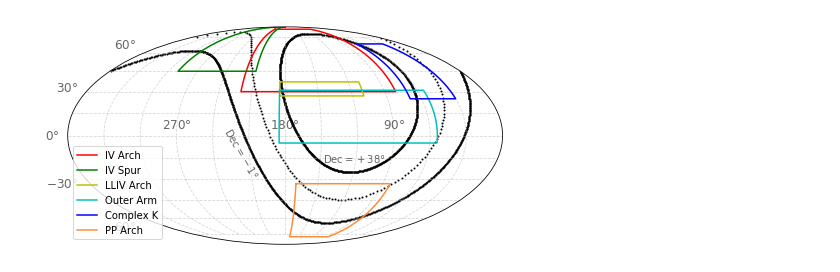
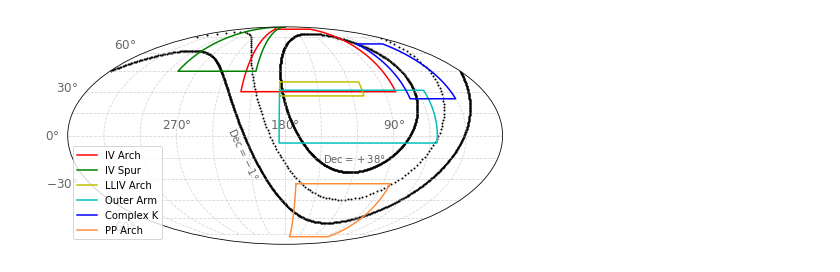
Before and after one commit to yzhenggit/yzGALFAHI, a Jupyter notebook: galfahi_ivc_coverage.ipynb, the cells around one changed output. Saved outputs shown, nothing was run; the diff lists cells and outputs as text; code cells hidden in the pictures.

```diff
--- a/galfahi_ivc_coverage.ipynb
+++ b/galfahi_ivc_coverage.ipynb
@@ -23,48 +43,58 @@ def equatorial_line(dec=0, ra=np.mgrid[-180:180:0.5]):
 # %%
 fig = plt.figure(figsize=(8, 4))
 ax = fig.add_subplot(111, projection="mollweide")
+
+# The GALFA-HI boundary
+eq_lon_up, eq_lat_up = equatorial_lat_line(dec=38)
+plt.scatter(np.radians(eq_lon_up), np.radians(eq_lat_up), color='k', s=1)
+
+eq_lon_med, eq_lat_med = equatorial_lat_line(dec=18)
+plt.scatter(np.radians(eq_lon_med[::5]), np.radians(eq_lat_med[::5]), color='k', s=1)
+
+eq_lon_low, eq_lat_low = equatorial_lat_line(dec=-1)
+plt.scatter(np.radians(eq_lon_low), np.radians(eq_lat_low), color='k', s=1)
+
+#This is to test if I do the coordiante right - yz
+#for ra, cc in zip([0, 90, 180], ['r', 'b', 'g']):
+#    eq_lon_tt, eq_lat_tt = equatorial_lon_line(ra=ra)
+#    plt.scatter(np.radians(eq_lon_tt), np.radians(eq_lat_tt), color=cc, s=1)
+
 
 # some IVCs from Table 1 on page 37 in the HVC book by van Woerden 2004
 x_ivarch = np.radians(180-np.array([220, 220, 80, 80, 220, ]))
 y_ivarch = np.radians(np.array([85, 30, 30, 85, 85]))
 plt.plot(x_ivarch, y_ivarch, color='r', label='IV Arch')
 
 x_ivspur = np.radians(180-np.array([290, 290, 210, 210, 290]))
 y_ivspur = np.radians(np.array([90, 45, 45, 90, 90]))
 plt.plot(x_ivspur, y_ivspur, color='g', label='IV Spur')
 
 x_llivarch = np.radians(180-np.array([185, 185, 110, 110, 185]))
 y_llivarch = np.radians(np.array([37, 27, 27, 37, 37]))
 plt.plot(x_llivarch, y_llivarch, color='y', label='LLIV Arch')
 
 x_oa = np.radians(180-np.array([185, 185, 54, 54, 185]))
 y_oa = np.radians(np.array([31, -5, -5, 31, 31]))
 plt.plot(x_oa, y_oa, color='c', label='Outer Arm')
 
 x_complexk = np.radians(180-np.array([70, 70, 30, 30, 70]))
 y_complexk = np.radians(np.array([68, 25, 25, 68, 68]))
 plt.plot(x_complexk, y_complexk, color='b', label='Complex K')
 
 x_pparch = np.radians(180-np.array([170, 170, 83, 83, 170]))
 y_pparch = np.radians(np.array([-33, -78, -78, -33, -33]))
 plt.plot(x_pparch, y_pparch, color=plt.cm.Oranges(0.5), label='PP Arch')
+plt.legend(fontsize=10)
 
-# The GALFA-HI boundary
-eq_lon_up, eq_lat_up = equatorial_line(dec=38)
-eq_lon_med, eq_lat_med = equatorial_line(dec=18)
-eq_lon_low, eq_lat_low = equatorial_line(dec=-1)
-plt.scatter(np.radians(eq_lon_up), np.radians(eq_lat_up), color='k', s=1)
-plt.scatter(np.radians(eq_lon_low), np.radians(eq_lat_low), color='k', s=1)
-plt.scatter(np.radians(eq_lon_med[::5]), np.radians(eq_lat_med[::5]), color='k', s=1)
+# plot layout
 plt.grid(linestyle='--', alpha=0.5)
-ax.set_xticklabels(['', '', r'$270\degree$', '', '', r'$180\degree$', '', '', r'$90\degree$', '', ''],
-                   fontsize=12, alpha=0.6)
+ax.set_xticklabels(['', '', r'$270\degree$', '', '', r'$180\degree$', '', '',
+                    r'$90\degree$', '', ''], fontsize=12, alpha=0.6)
 ax.set_yticklabels(['', r'$-60\degree$', '', r'$-30\degree$', '', r'$0\degree$',
                     '', r'$30\degree$', '', r'$60\degree$', ''], fontsize=12, alpha=0.6)
-ax.text(-np.pi*0.29, 0, r'Dec$=-1\degree$', rotation=-60, alpha=0.6)
+ax.text(-np.pi*0.27, 0, r'Dec$=-1\degree$', rotation=-65, alpha=0.6)
 ax.text(np.pi*0.18, -np.pi*0.1, r'Dec$=+38\degree$', alpha=0.6)
 
-plt.legend(fontsize=10)
 plt.savefig('galfahi_ivc_coverage.pdf')
 # %% [output]
-[figure, old version]
+[figure, new version]
```
Also changed, not shown: parts of 1 cell of this notebook.
